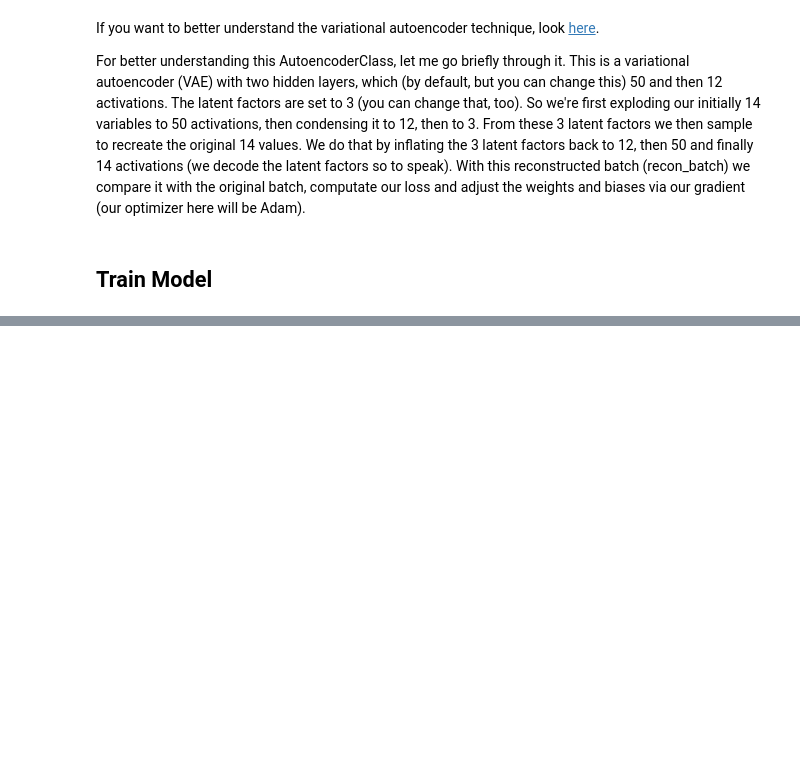
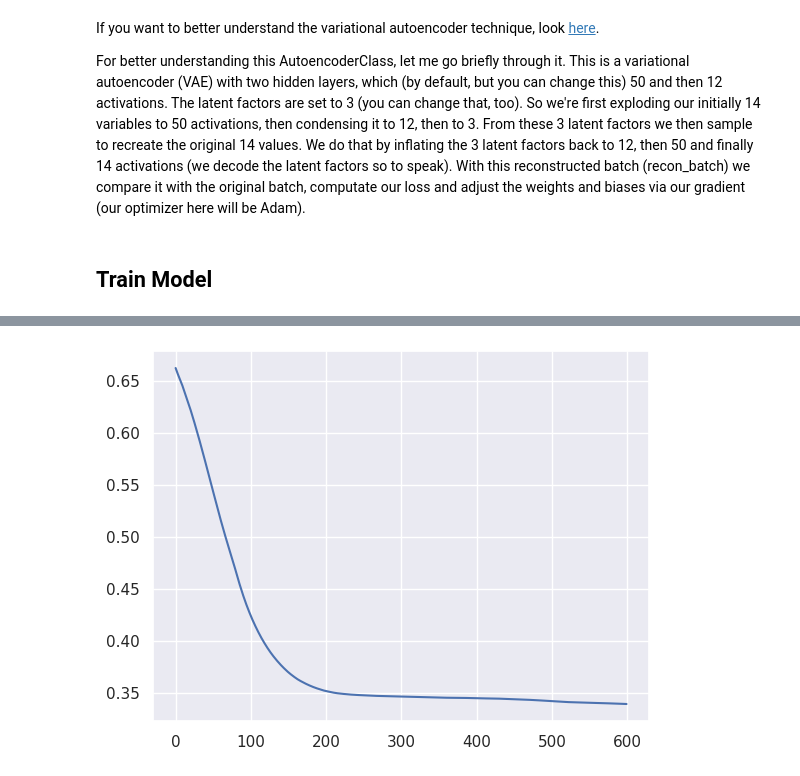
Before and after one commit to dolmani38/concept_drift, a Jupyter notebook: 2021-03-14-tabular-data-variational-autoencoder.ipynb, the cells around one changed output, grey strips where cells are left out. Saved outputs shown, nothing was run; the diff lists cells and outputs as text; code cells hidden in the pictures; blank space fills up the shorter version.

```diff
--- a/2021-03-14-tabular-data-variational-autoencoder.ipynb
+++ b/2021-03-14-tabular-data-variational-autoencoder.ipynb
@@ -234,19 +278,20 @@ loss_mse = customLoss()
 # %% [markdown]
 ## Train Model
 # %%
-epochs = 1500
+epochs = 500
 log_interval = 50
 val_losses = []
 train_losses = []
 test_losses = []
 # %%
 def train(epoch):
-    model.train()
+    gen_model.train()
     train_loss = 0
     for batch_idx, data in enumerate(trainloader):
         data = data.to(device)
         optimizer.zero_grad()
-        recon_batch, mu, logvar = model(data)
+        #b = torch.tensor(int(batch_idx/100)/400,dtype=torch.float32).to(device)
+        recon_batch, mu, logvar = gen_model(data)
         loss = loss_mse(recon_batch, data, mu, logvar)
         loss.backward()
         train_loss += loss.item()
@@ -262,7 +307,8 @@ def test(epoch):
         for batch_idx, data in enumerate(testloader):
             data = data.to(device)
             optimizer.zero_grad()
-            recon_batch, mu, logvar = model(data)
+            #b = torch.tensor((int(batch_idx+1800)/100)/400,dtype=torch.float32).to(device)
+            recon_batch, mu, logvar = gen_model(data)
             loss = loss_mse(recon_batch, data, mu, logvar)
             test_loss += loss.item()
             if epoch % 200 == 0:
@@ -343,0 +386,76 @@ z = q.rsample(sample_shape=torch.Size([no_samples]))
+# %%
+X = df_base
+# %%
+import copy
+import torch.optim as optim
+from tqdm import tqdm
+
+seed_everything()
+
+device = torch.device("cuda:0" if torch.cuda.is_available() else "cpu")
+print(device)
+# Convert to 2D PyTorch tensors
+X_train = torch.tensor(X[0:1800][['x0','x1','x2','x3','z0']].values, dtype=torch.float32).to(device)
+y_train = torch.tensor(y[0:1800], dtype=torch.float32).reshape(-1, 1).to(device)
+
+X_test = torch.tensor(X[1800:2000][['x0','x1','x2','x3','z0']].values, dtype=torch.float32).to(device)
+y_test = torch.tensor(y[1800:2000], dtype=torch.float32).reshape(-1, 1).to(device)
+
+# Define the model
+classifier_model = nn.Sequential(
+    nn.Linear(5, 20),
+    nn.ReLU(),
+    nn.Linear(20, 5),
+    nn.ReLU(),
+    nn.Linear(5, 1),
+    nn.Sigmoid()
+).to(device)
+
+# loss function and optimizer
+loss_fn = nn.BCELoss()  # mean square error
+optimizer = optim.Adam(classifier_model.parameters(), lr=0.0001)
+
+n_epochs = 600   # number of epochs to run
+batch_size = 100  # size of each batch
+batch_start = torch.arange(0, len(X_train), batch_size)
+
+# Hold the best model
+best_mse = np.inf   # init to infinity
+best_weights = None
+history = []
+
+for epoch in tqdm(range(n_epochs)):
+    classifier_model.train()
+    with tqdm(batch_start, unit="batch", mininterval=0, disable=True) as bar:
+        bar.set_description(f"Epoch {epoch}")
+        for start in bar:
+            # take a batch
+            X_batch = X_train[start:start+batch_size]
+            y_batch = y_train[start:start+batch_size]
+            # forward pass
+            y_pred = classifier_model(X_batch)
+            loss = loss_fn(y_pred, y_batch)
+            # backward pass
+            optimizer.zero_grad()
+            loss.backward()
+            # update weights
+            optimizer.step()
+            # print progress
+            bar.set_postfix(mse=float(loss))
+    # evaluate accuracy at end of each epoch
+    classifier_model.eval()
+    y_pred = classifier_model(X_test)
+    mse = loss_fn(y_pred, y_test)
+    mse = float(mse)
+    history.append(mse)
+    if mse < best_mse:
+        best_mse = mse
+        best_weights = copy.deepcopy(classifier_model.state_dict())
+
+# restore model and return best accuracy
+classifier_model.load_state_dict(best_weights)
+print("MSE: %.2f" % best_mse)
+print("RMSE: %.2f" % np.sqrt(best_mse))
+plt.plot(history)
+plt.show()
+# %% [output]
@@ -343,0 +465 @@ z = q.rsample(sample_shape=torch.Size([no_samples]))
+[figure, added]
```
Also changed, not shown: parts of 59 cells of this notebook.
